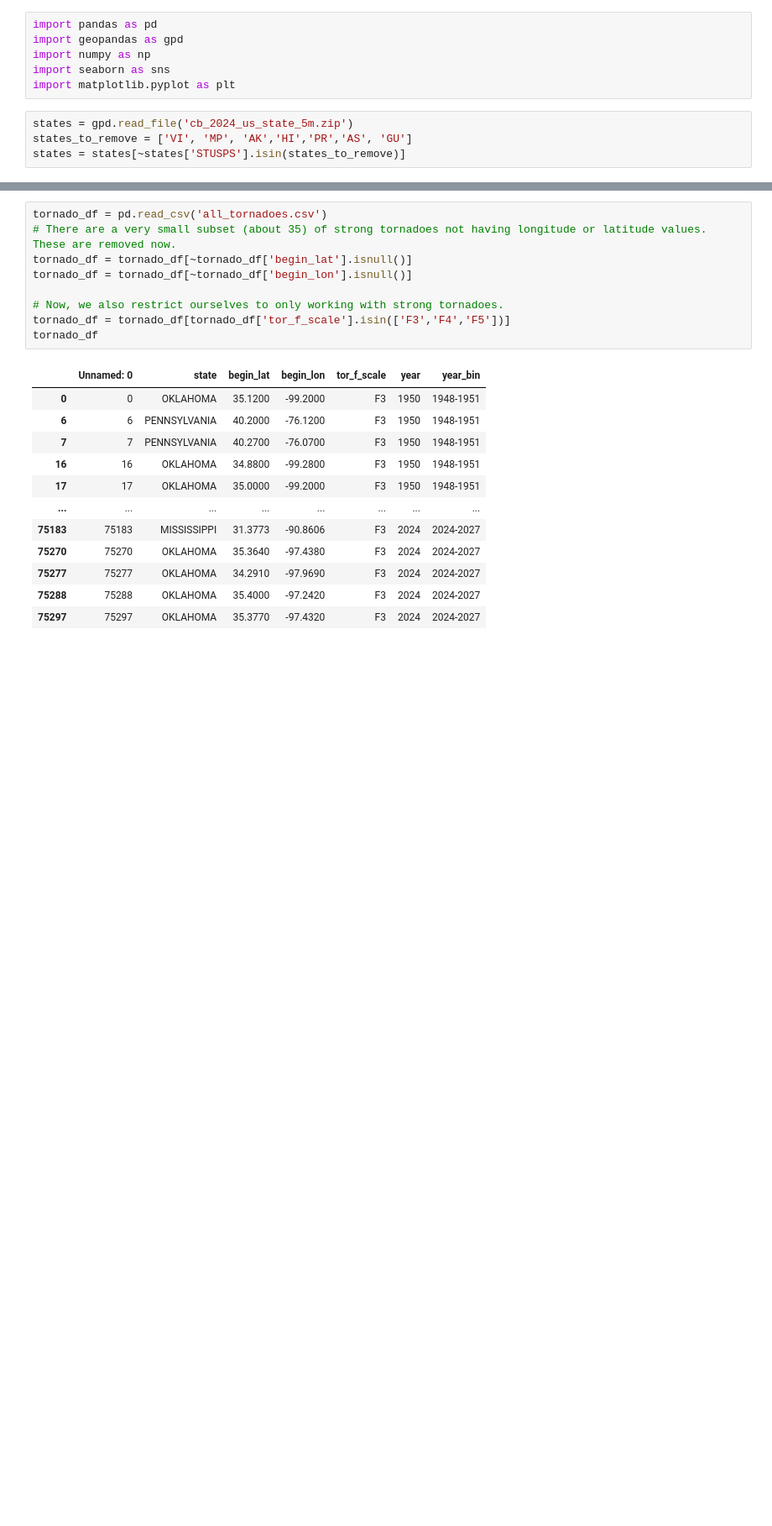
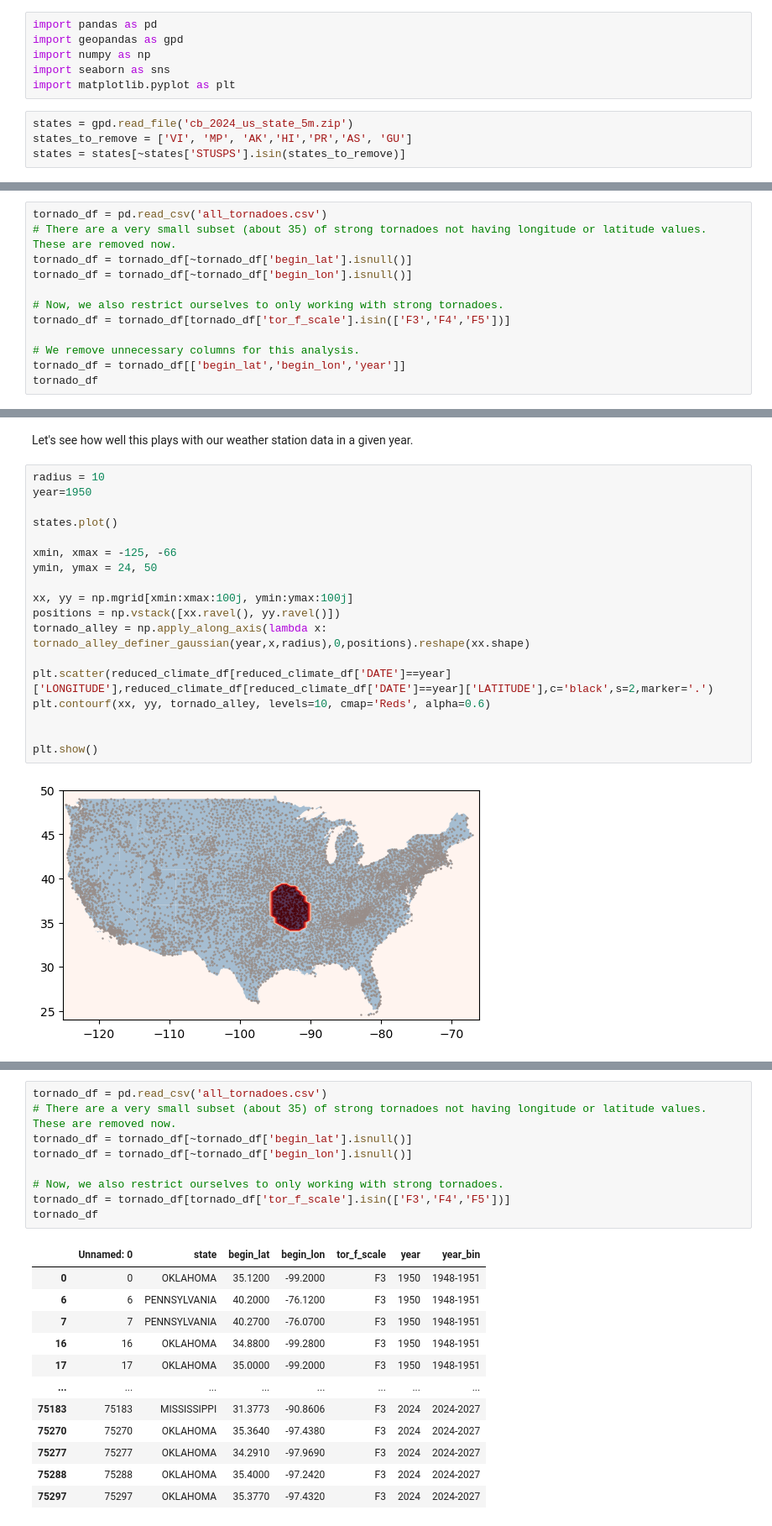
Before and after one commit to matthewdannenberg/not_in_kansas_anymore, a Jupyter notebook: tornado_alley_climate_model.ipynb, the cells around one changed output, grey strips where cells are left out. Shown at 84% size. Drawn from its saved outputs; the diff is of its cells as text; blank space fills up the shorter version.

```diff
--- a/tornado_alley_climate_model.ipynb
+++ b/tornado_alley_climate_model.ipynb
@@ -16,0 +316,12 @@ states = states[~states['STUSPS'].isin(states_to_remove)]
+# %%
+tornado_df = pd.read_csv('all_tornadoes.csv')
+# There are a very small subset (about 35) of strong tornadoes not having longitude or latitude values. These are removed now.
+tornado_df = tornado_df[~tornado_df['begin_lat'].isnull()]
+tornado_df = tornado_df[~tornado_df['begin_lon'].isnull()]
+
+# Now, we also restrict ourselves to only working with strong tornadoes.
+tornado_df = tornado_df[tornado_df['tor_f_scale'].isin(['F3','F4','F5'])]
+
+# We remove unnecessary columns for this analysis.
+tornado_df = tornado_df[['begin_lat','begin_lon','year']]
+tornado_df
@@ -16,0 +468,22 @@ states = states[~states['STUSPS'].isin(states_to_remove)]
+# %% [markdown]
+Let's see how well this plays with our weather station data in a given year.
+# %%
+radius = 10
+year=1950
+
+states.plot()
+
+xmin, xmax = -125, -66
+ymin, ymax = 24, 50
+
+xx, yy = np.mgrid[xmin:xmax:100j, ymin:ymax:100j]
+positions = np.vstack([xx.ravel(), yy.ravel()])
+tornado_alley = np.apply_along_axis(lambda x: tornado_alley_definer_gaussian(year,x,radius),0,positions).reshape(xx.shape)
+
+plt.scatter(reduced_climate_df[reduced_climate_df['DATE']==year]['LONGITUDE'],reduced_climate_df[reduced_climate_df['DATE']==year]['LATITUDE'],c='black',s=2,marker='.')
+plt.contourf(xx, yy, tornado_alley, levels=10, cmap='Reds', alpha=0.6)
+
+
+plt.show()
+# %% [output]
+[figure, added]
```
Also changed, not shown: parts of 79 cells of this notebook.
